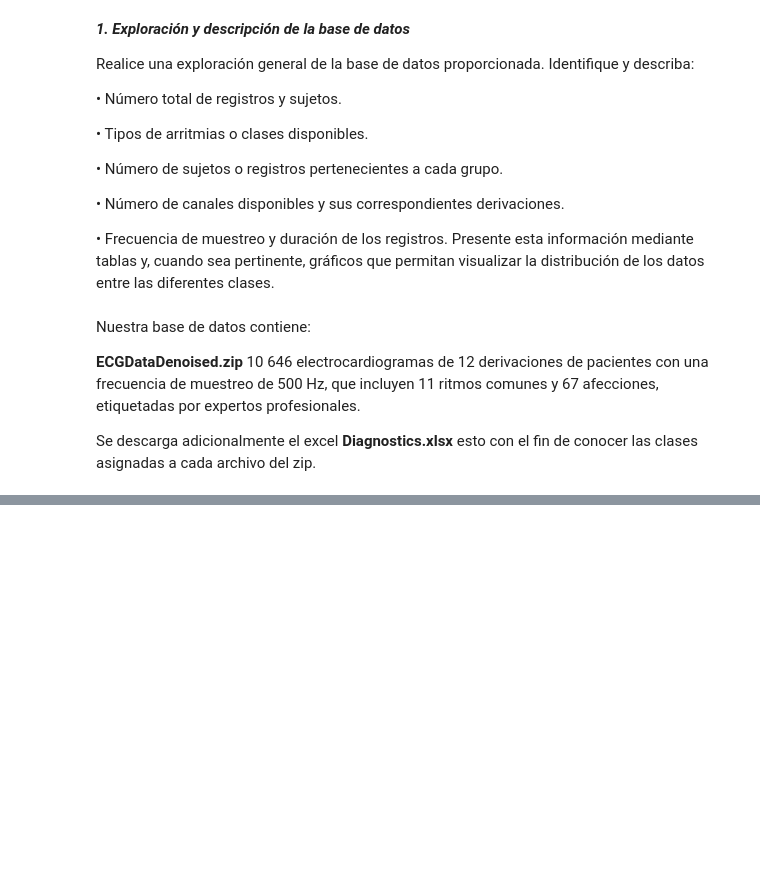
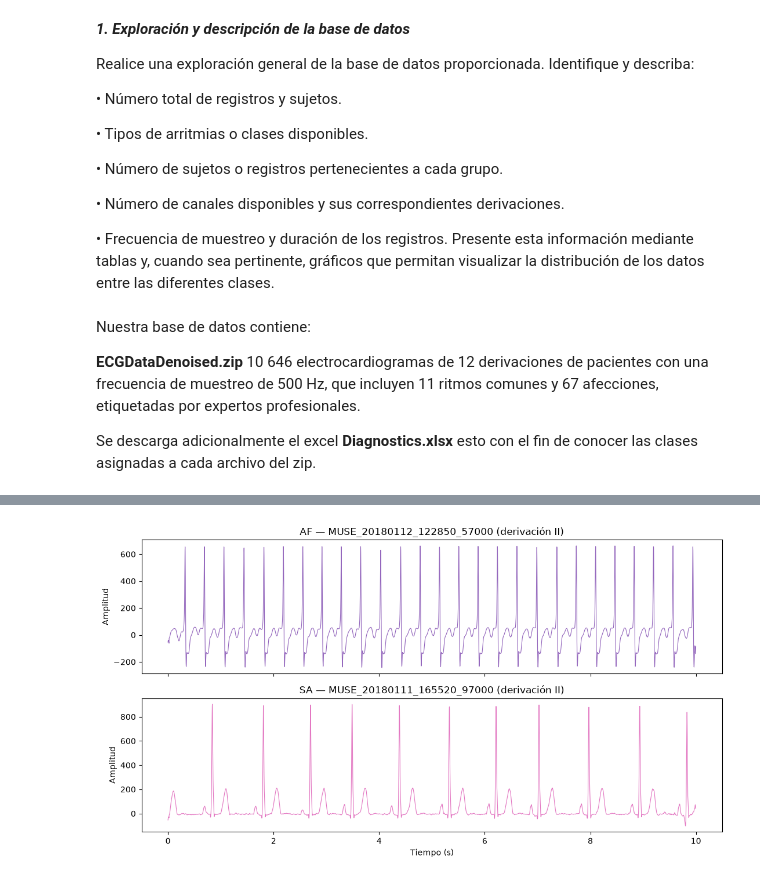
Before and after one commit to valentinamoralese/Biose-ales-Valentina-Morales-Paula-Garcia, a Jupyter notebook: Practica2_SegundaParte_Vale_Paula.ipynb, the cells around one changed output, grey strips where cells are left out. Drawn from its saved outputs; the diff is of its cells as text; code cells hidden in the pictures; blank space fills up the shorter version.

```diff
--- a/Practica2_SegundaParte_Vale_Paula.ipynb
+++ b/Practica2_SegundaParte_Vale_Paula.ipynb
@@ -71,0 +221,7 @@ TypeError: 'WindowsPath' object is not subscriptable
+# %%
+grupo_a, grupo_b = "AF", "SA"
+subset = diag[diag["Rhythm"].isin([grupo_a, grupo_b])].reset_index(drop=True)
+
+conteo = subset["Rhythm"].value_counts()
+print(conteo)
+subset.head()
@@ -71,0 +239,18 @@ TypeError: 'WindowsPath' object is not subscriptable
+# %%
+ejemplo_a = subset[subset["Rhythm"] == grupo_a].iloc[0]["FileName"]
+ejemplo_b = subset[subset["Rhythm"] == grupo_b].iloc[0]["FileName"]
+
+colores = {grupo_a: "tab:purple", grupo_b: "tab:pink"}
+
+fig, axes = plt.subplots(2, 1, figsize=(11, 6), sharex=True)
+for ax, filename, etiqueta in zip(axes, [ejemplo_a, ejemplo_b], [grupo_a, grupo_b]):
+    señal = pd.read_csv(SIGNALS_DIR / f"{filename}.csv", header=None)
+    tiempo = señal.index / FS
+    ax.plot(tiempo, señal.iloc[:, LEAD_INDEX], linewidth=0.8, color=colores[etiqueta])
+    ax.set_title(f"{etiqueta} — {filename} (derivación II)")
+    ax.set_ylabel("Amplitud")
+axes[-1].set_xlabel("Tiempo (s)")
+plt.tight_layout()
+plt.show()
+# %% [output]
+[figure, added]
```
Also changed, not shown: parts of 14 cells of this notebook.
